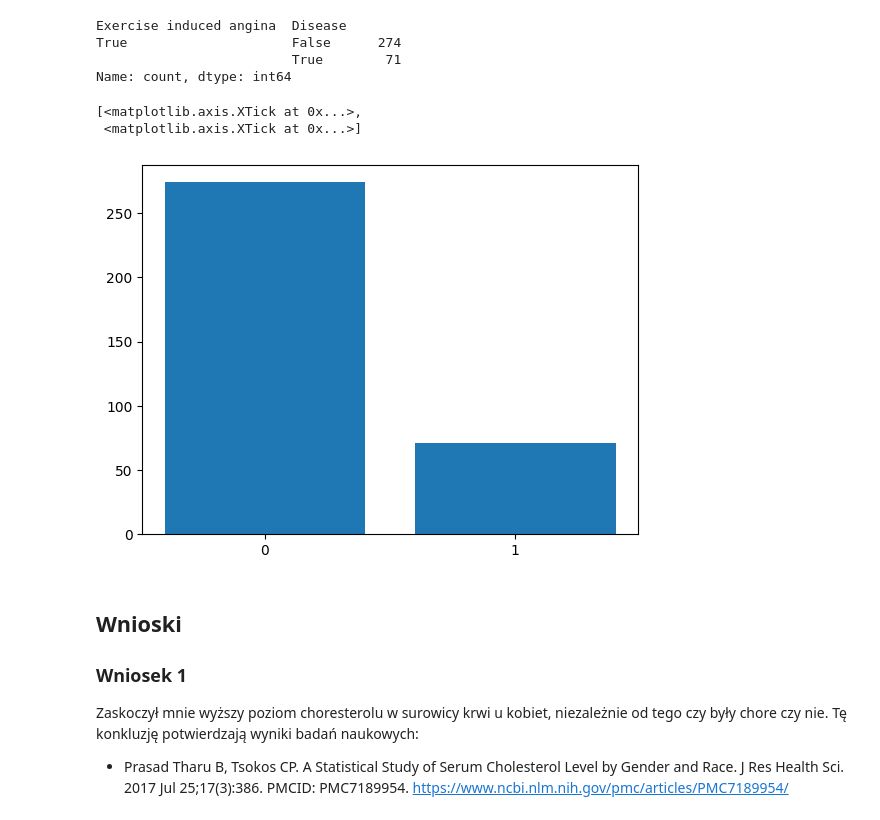
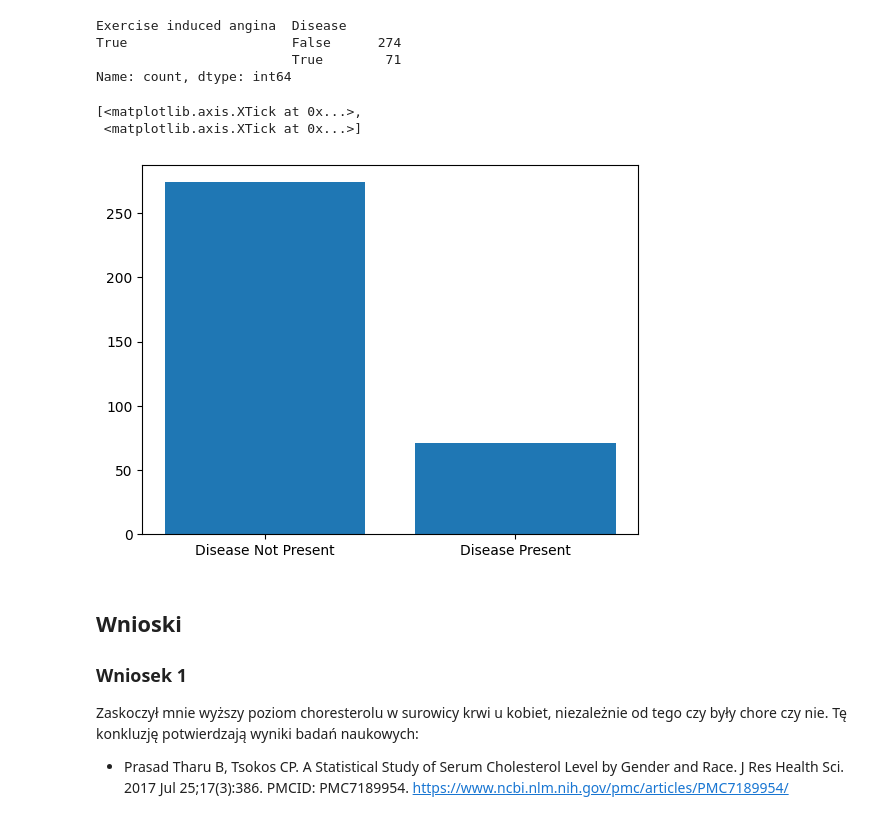
Before and after one commit to yovvanka/python-exercises, a Jupyter notebook: List_1_exercise 2.ipynb, the cells around one changed output. Drawn from its saved outputs; the diff is of its cells as text; code cells hidden in the pictures.

```diff
--- a/List_1_exercise 2.ipynb
+++ b/List_1_exercise 2.ipynb
@@ -244,14 +253,14 @@ Name: count, dtype: int64
 # %%
 disease_counts_index = disease_counts.index.tolist()
 x = (np.transpose(disease_counts_index)[1]).astype(int)
 y = exercise_angina.value_counts().values
 fig, ax = plt.subplots()
 ax.bar(x, y)
-ax.set_xticks(x)
+ax.set_xticks(x, list(map(lambda v: "Disease Present" if v == 1 else "Disease Not Present", x)))
 # %% [output]
 [<matplotlib.axis.XTick at 0x...>,
  <matplotlib.axis.XTick at 0x...>]
-[figure, old version]
+[figure, new version]
 # %% [markdown]
 ## Wnioski
 
```
Also changed, not shown: parts of 2 cells of this notebook, 1 other file.
